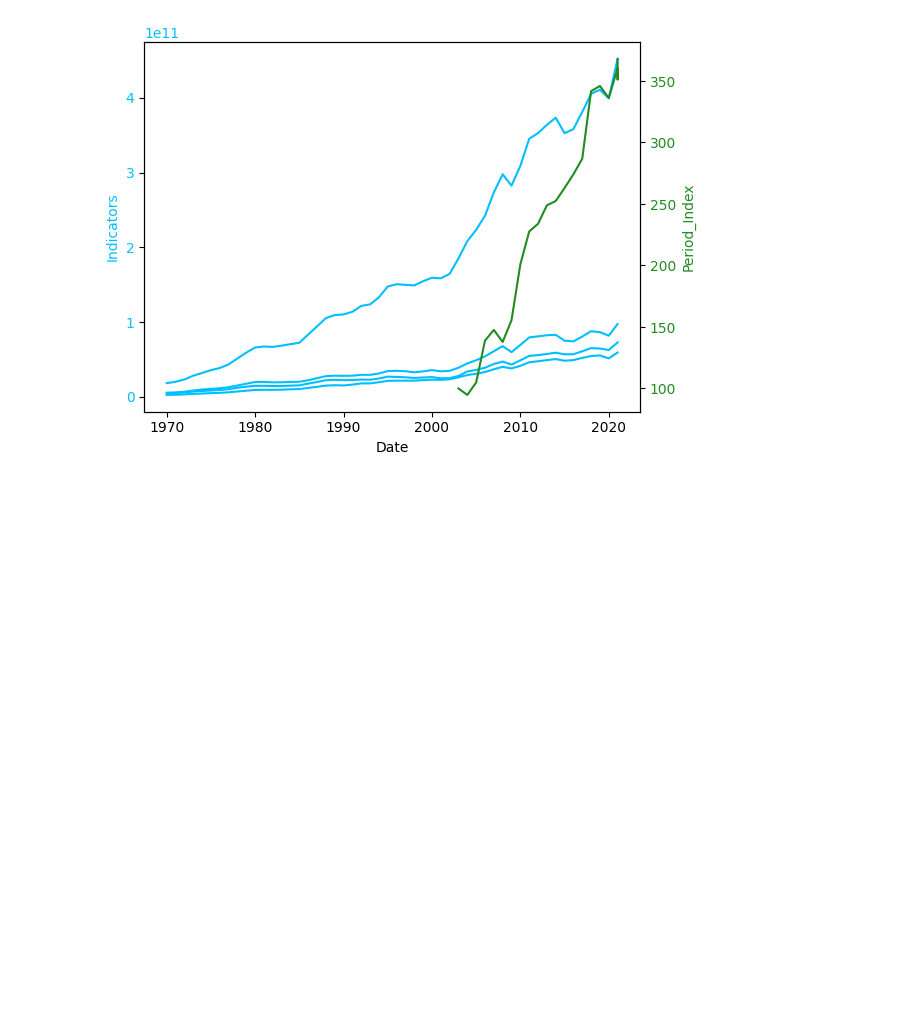
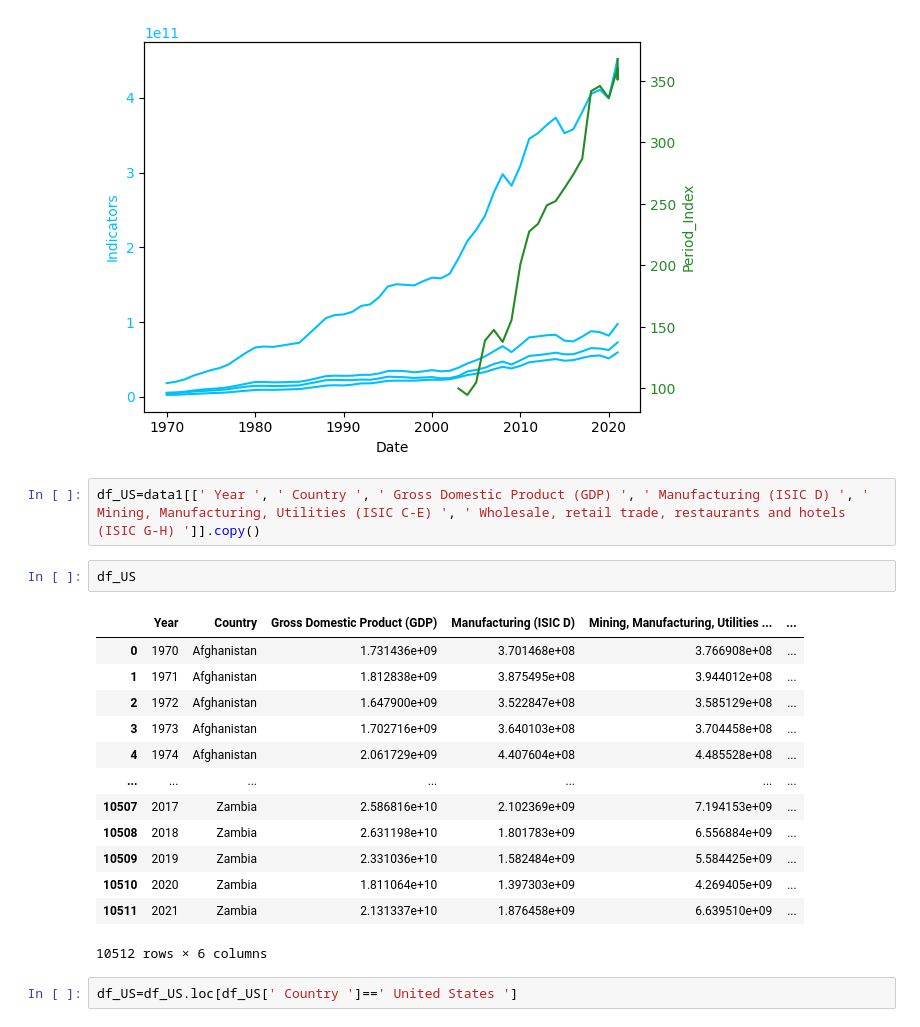
Before and after one commit to maximarbuzov/maxim, a Jupyter notebook: Untitled7.ipynb, the cells around one changed output. Cells and saved outputs as stored; diff of their text form; blank space fills up the shorter version.

```diff
--- a/Untitled7.ipynb
+++ b/Untitled7.ipynb
@@ -1181,3 +1181,23 @@ ax2.tick_params(axis ='y', labelcolor = 'forestgreen')
 plt.show()
 # %% [output]
 [figure]
+# %%
+df_US=data1[[' Year ', ' Country ', ' Gross Domestic Product (GDP) ', ' Manufacturing (ISIC D) ', ' Mining, Manufacturing, Utilities (ISIC C-E) ', ' Wholesale, retail trade, restaurants and hotels (ISIC G-H) ']].copy()
+# %%
+df_US
+# %% [output]
+|  | Year | Country | Gross Domestic Product (GDP) | Manufacturing (ISIC D) | Mining, Manufacturing, Utilities ... | ... |
+| 0 | 1970 | Afghanistan | 1.731436e+09 | 3.701468e+08 | 3.766908e+08 | ... |
+| 1 | 1971 | Afghanistan | 1.812838e+09 | 3.875495e+08 | 3.944012e+08 | ... |
+| 2 | 1972 | Afghanistan | 1.647900e+09 | 3.522847e+08 | 3.585129e+08 | ... |
+| 3 | 1973 | Afghanistan | 1.702716e+09 | 3.640103e+08 | 3.704458e+08 | ... |
+| 4 | 1974 | Afghanistan | 2.061729e+09 | 4.407604e+08 | 4.485528e+08 | ... |
+| ... | ... | ... | ... | ... | ... | ... |
+| 10507 | 2017 | Zambia | 2.586816e+10 | 2.102369e+09 | 7.194153e+09 | ... |
+| 10508 | 2018 | Zambia | 2.631198e+10 | 1.801783e+09 | 6.556884e+09 | ... |
+| 10509 | 2019 | Zambia | 2.331036e+10 | 1.582484e+09 | 5.584425e+09 | ... |
+| 10510 | 2020 | Zambia | 1.811064e+10 | 1.397303e+09 | 4.269405e+09 | ... |
+| 10511 | 2021 | Zambia | 2.131337e+10 | 1.876458e+09 | 6.639510e+09 | ... |
+10512 rows × 6 columns
+# %%
+df_US=df_US.loc[df_US[' Country ']==' United States ']
```
Also changed, not shown: parts of 4 cells of this notebook.
